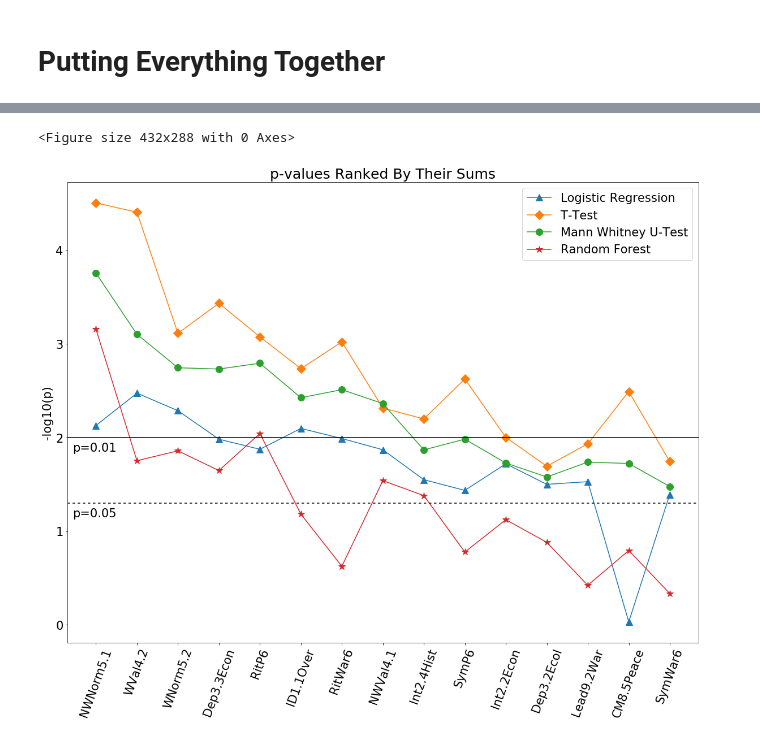
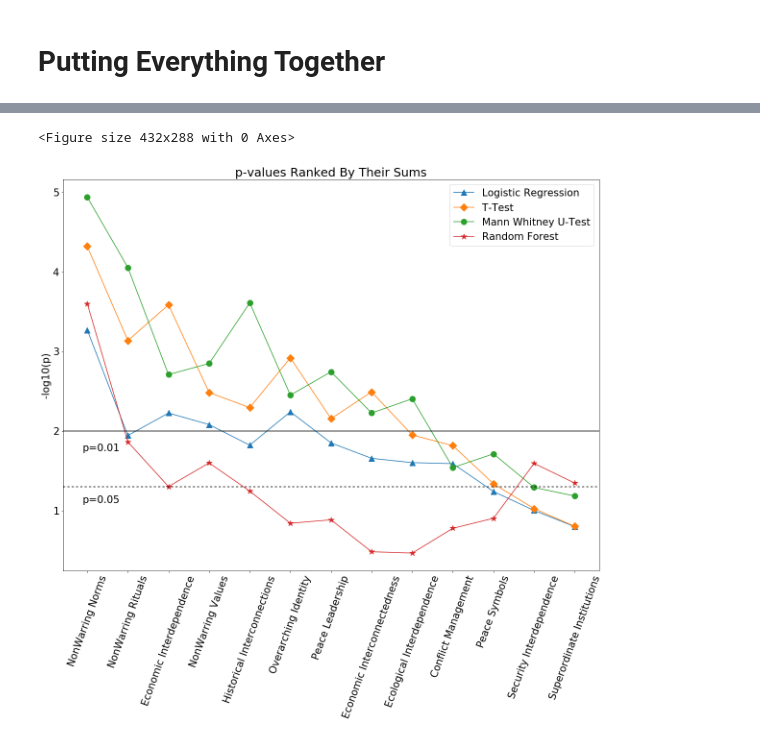
Before and after one commit to knarfamlap/Peace_System, a Jupyter notebook: main.ipynb, the cells around one changed output, grey strips where cells are left out. Drawn from its saved outputs; the diff is of its cells as text; code cells hidden in the pictures.

Commit message:
runs test with only peace varaibles

```diff
--- a/main.ipynb
+++ b/main.ipynb
@@ -268,0 +321,2 @@ array(['RitP6', 'RitWar6', 'SymP6', 'SymWar6', 'WNorm5.2', 'WVal4.2',
+# %%
+peace_sys['PSys'] = peace_sys['PSys'].replace(2, 0)
@@ -268,0 +345,10 @@ array(['RitP6', 'RitWar6', 'SymP6', 'SymWar6', 'WNorm5.2', 'WVal4.2',
+# %%
+VARS = ['NWNorm5.1_1', 'RitP6_1', 'Dep3.3Econ_1', 'NWVal4.1_1',
+        'Int2.4Hist_1', 'ID1.1Over_1', 'Lead9.1P_1', 'Int2.2Econ_1',
+        'Dep3.2Ecol_1', 'CM8.5Peace_1', 'SymP6_1', 'Dep3.1Sec_1', 'SuperOrd7_1', 'PSys']
+# %%
+# Actual name of vars
+VARS_DECODED  = ['NonWarring Norms', 'NonWarring Rituals', 'Economic Interdependence',
+                 'NonWarring Values', 'Historical Interconnections', 'Overarching Identity',
+                 'Peace Leadership', 'Economic Interconnectedness', 'Ecological Interdependence',
+                'Conflict Management', 'Peace Symbols', 'Security Interdependence', 'Superordinate Institutions']
@@ -272,6 +392,5 @@ X = X.fillna(X.mean())
 # %%
 y = peace_sys.PSys
-y = y.replace(2, 0)
 # %% [markdown]
 # Logistic Regression
 # %%
@@ -541,26 +641,27 @@ marker = itertools.cycle(('^', 'D', 'o', '*'))
 # %%
 plt.figure()
 plt.rcParams.update({'font.size': 20.95})
 plt.subplots(figsize=(20,15))
 plt.title('p-values Ranked By Their Sums')
 
 for col in methods_srted_logsum[log_columns].columns:
         plt.plot(methods_srted_logsum[col], marker=next(marker), markersize=12)
 
 plt.axhline(np.log10(1/0.01), 0, color='black', label='0.5')
-plt.text(.5, 1.85, "p=0.01", color='black', horizontalalignment='right')
+plt.text(0.8, 1.75, "p=0.01", color='black', horizontalalignment='right')
 plt.axhline(np.log10(1/0.05), 0, color='black', label='0.5', dashes=(3,3))
-plt.text(.5, 1.15, "p=0.05", color='black', horizontalalignment='right')
+plt.text(0.8, 1.10, "p=0.05", color='black', horizontalalignment='right')
 
-plt.xticks(range(X.shape[1]), methods_srted_logsum.index.values, rotation=70)
+plt.xticks(range(X.shape[1]), VARS_DECODED, rotation=70)
+# plt.locator_params(axis='x', nbins=20)
 plt.ylabel('-log10(p)')
 plt.legend(methods_names)
 
-plt.savefig('sum.png')
+plt.savefig('sum.png', quality=95, bbox_inches="tight")
 plt.show()
 # %% [output]
 <Figure size 432x288 with 0 Axes>
-[figure, old version]
+[figure, new version]
 # %%
 plt.figure()
 plt.rcParams.update({'font.size': 20.95})
```
Also changed, not shown: parts of 36 cells of this notebook, 7 other files.
